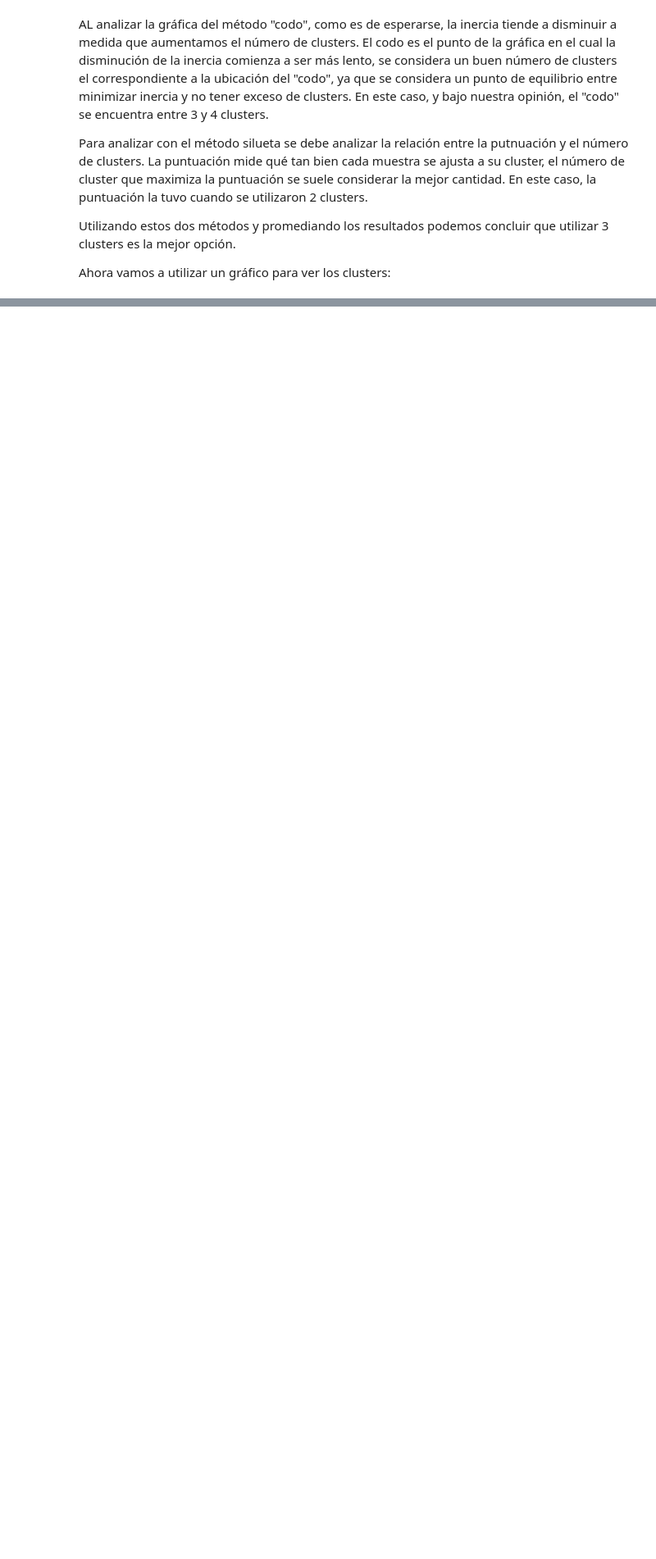
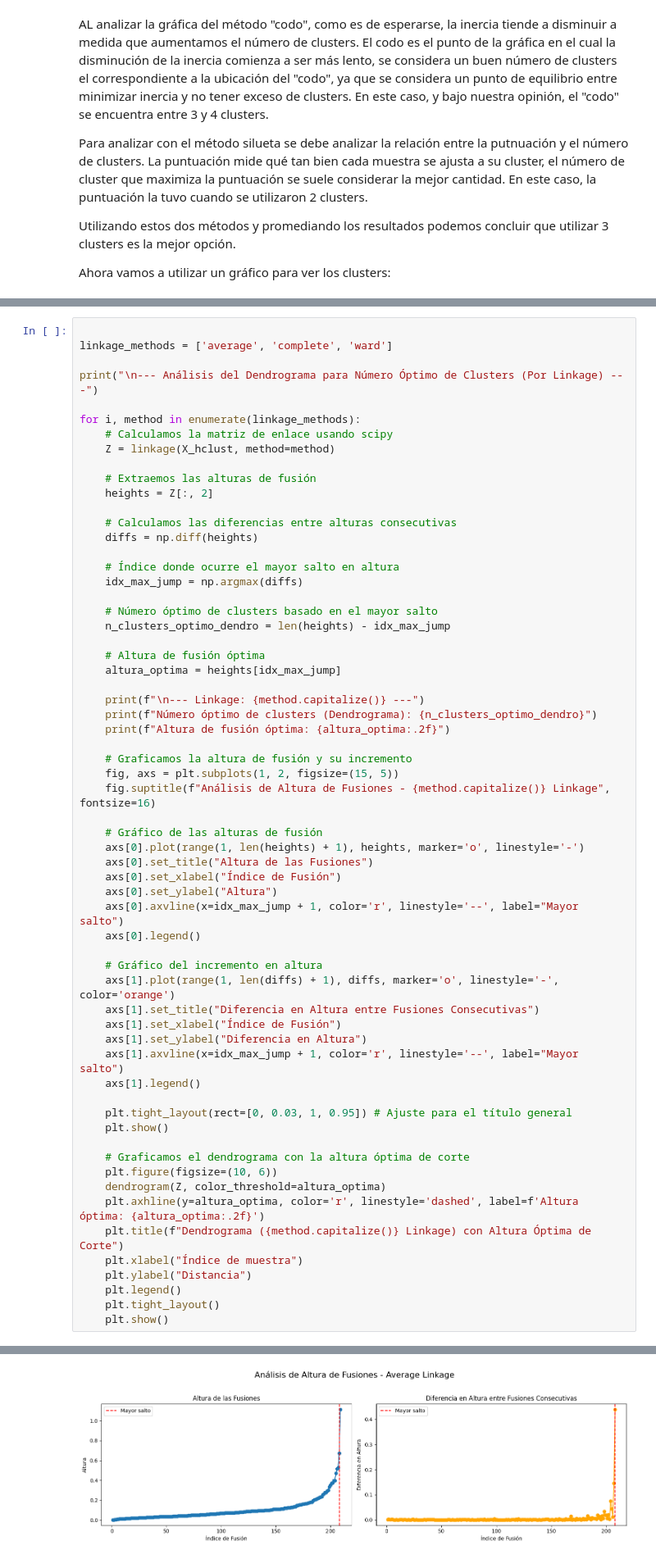
Before and after one commit to 100485446-UC3M/Segunda_Practica_Machine_Learning_Grupo16, a Jupyter notebook: Clustering.ipynb, the cells around one changed output, grey strips where cells are left out. Shown at 82% size. Drawn from its saved outputs; the diff is of its cells as text; blank space fills up the shorter version.

```diff
--- a/Clustering.ipynb
+++ b/Clustering.ipynb
@@ -263,0 +361,63 @@ plt.show()
+# %%
+
+linkage_methods = ['average', 'complete', 'ward']
+
+print("\n--- Análisis del Dendrograma para Número Óptimo de Clusters (Por Linkage) ---")
+
+for i, method in enumerate(linkage_methods):
+    # Calculamos la matriz de enlace usando scipy
+    Z = linkage(X_hclust, method=method)
+
+    # Extraemos las alturas de fusión
+    heights = Z[:, 2]
+
+    # Calculamos las diferencias entre alturas consecutivas
+    diffs = np.diff(heights)
+
+    # Índice donde ocurre el mayor salto en altura
+    idx_max_jump = np.argmax(diffs)
+
+    # Número óptimo de clusters basado en el mayor salto
+    n_clusters_optimo_dendro = len(heights) - idx_max_jump
+
+    # Altura de fusión óptima
+    altura_optima = heights[idx_max_jump]
+
+    print(f"\n--- Linkage: {method.capitalize()} ---")
+    print(f"Número óptimo de clusters (Dendrograma): {n_clusters_optimo_dendro}")
+    print(f"Altura de fusión óptima: {altura_optima:.2f}")
+
+    # Graficamos la altura de fusión y su incremento
+    fig, axs = plt.subplots(1, 2, figsize=(15, 5))
+    fig.suptitle(f"Análisis de Altura de Fusiones - {method.capitalize()} Linkage", fontsize=16)
+
+    # Gráfico de las alturas de fusión
+    axs[0].plot(range(1, len(heights) + 1), heights, marker='o', linestyle='-')
+    axs[0].set_title("Altura de las Fusiones")
+    axs[0].set_xlabel("Índice de Fusión")
+    axs[0].set_ylabel("Altura")
+    axs[0].axvline(x=idx_max_jump + 1, color='r', linestyle='--', label="Mayor salto")
+    axs[0].legend()
+
+    # Gráfico del incremento en altura
+    axs[1].plot(range(1, len(diffs) + 1), diffs, marker='o', linestyle='-', color='orange')
+    axs[1].set_title("Diferencia en Altura entre Fusiones Consecutivas")
+    axs[1].set_xlabel("Índice de Fusión")
+    axs[1].set_ylabel("Diferencia en Altura")
+    axs[1].axvline(x=idx_max_jump + 1, color='r', linestyle='--', label="Mayor salto")
+    axs[1].legend()
+
+    plt.tight_layout(rect=[0, 0.03, 1, 0.95]) # Ajuste para el título general
+    plt.show()
+
+    # Graficamos el dendrograma con la altura óptima de corte
+    plt.figure(figsize=(10, 6))
+    dendrogram(Z, color_threshold=altura_optima)
+    plt.axhline(y=altura_optima, color='r', linestyle='dashed', label=f'Altura óptima: {altura_optima:.2f}')
+    plt.title(f"Dendrograma ({method.capitalize()} Linkage) con Altura Óptima de Corte")
+    plt.xlabel("Índice de muestra")
+    plt.ylabel("Distancia")
+    plt.legend()
+    plt.tight_layout()
+    plt.show()
+# %% [output]
@@ -263,0 +429 @@ plt.show()
+[figure, added]
```
Also changed, not shown: parts of 20 cells of this notebook.
